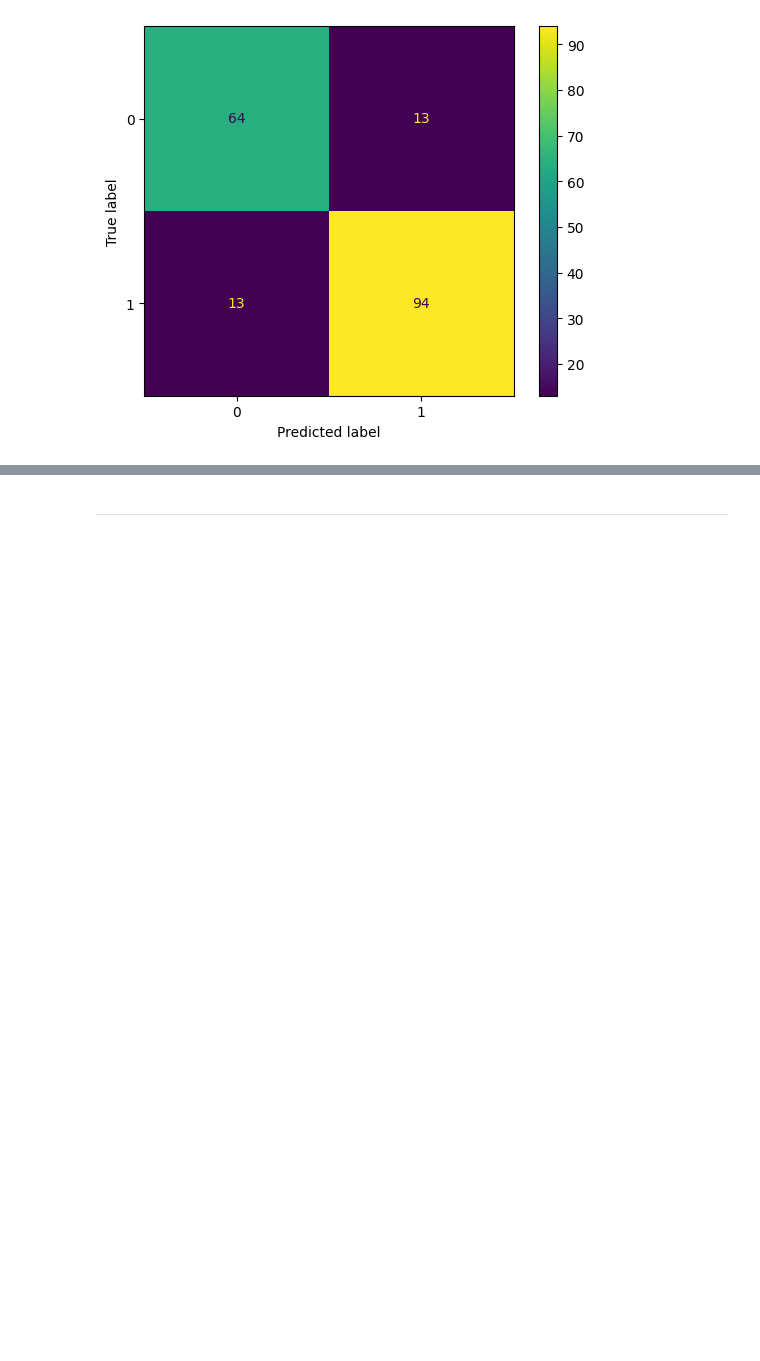
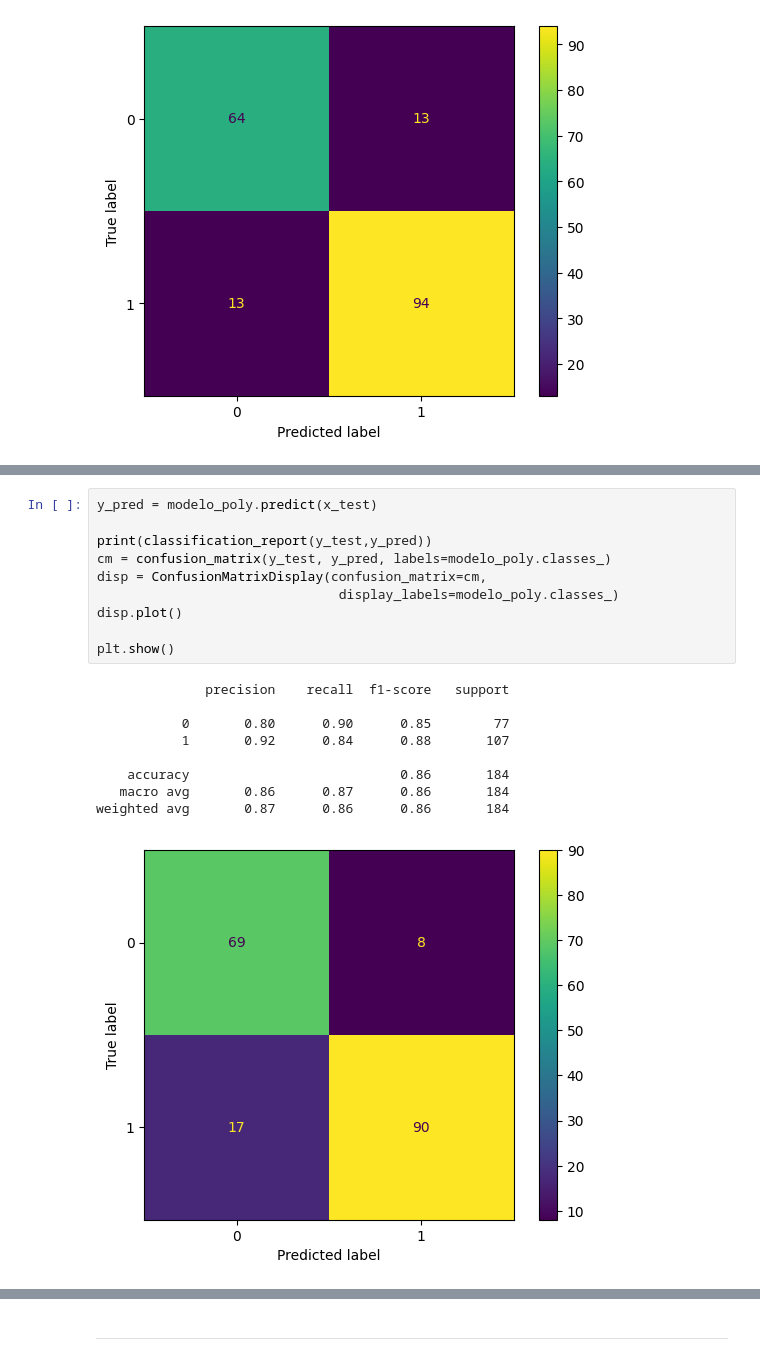
Before and after one commit to nikolasluis/Aprendizado-de-M-quina-Supervisionado---Equipe-8, a Jupyter notebook: Trabalho_Prático_—_Comparação_de_Algoritmos_de_Aprendizado_de_Máquina_Supervisionado_Equipe_8.ipynb, the cells around one changed output, grey strips where cells are left out. Cells and saved outputs as stored; diff of their text form; blank space fills up the shorter version.

```diff
--- a/Trabalho_Prático_—_Comparação_de_Algoritmos_de_Aprendizado_de_Máquina_Supervisionado_Equipe_8.ipynb
+++ b/Trabalho_Prático_—_Comparação_de_Algoritmos_de_Aprendizado_de_Máquina_Supervisionado_Equipe_8.ipynb
@@ -374,0 +408,20 @@ weighted avg       0.86      0.86      0.86       184
+# %%
+y_pred = modelo_poly.predict(x_test)
+
+print(classification_report(y_test,y_pred))
+cm = confusion_matrix(y_test, y_pred, labels=modelo_poly.classes_)
+disp = ConfusionMatrixDisplay(confusion_matrix=cm,
+                               display_labels=modelo_poly.classes_)
+disp.plot()
+
+plt.show()
+# %% [output]
+              precision    recall  f1-score   support
+
+           0       0.80      0.90      0.85        77
+           1       0.92      0.84      0.88       107
+
+    accuracy                           0.86       184
+   macro avg       0.86      0.87      0.86       184
+weighted avg       0.87      0.86      0.86       184
+[figure, added]
```
Also changed, not shown: parts of 11 cells of this notebook.
